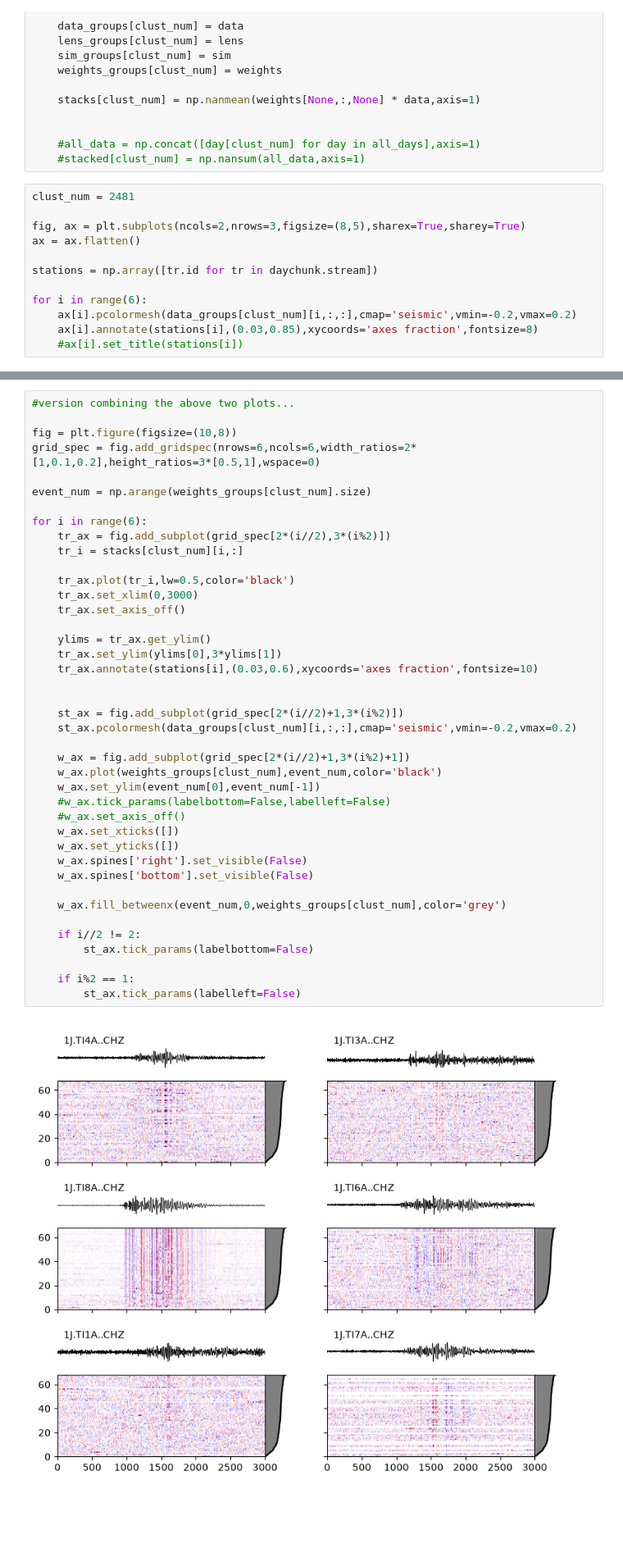
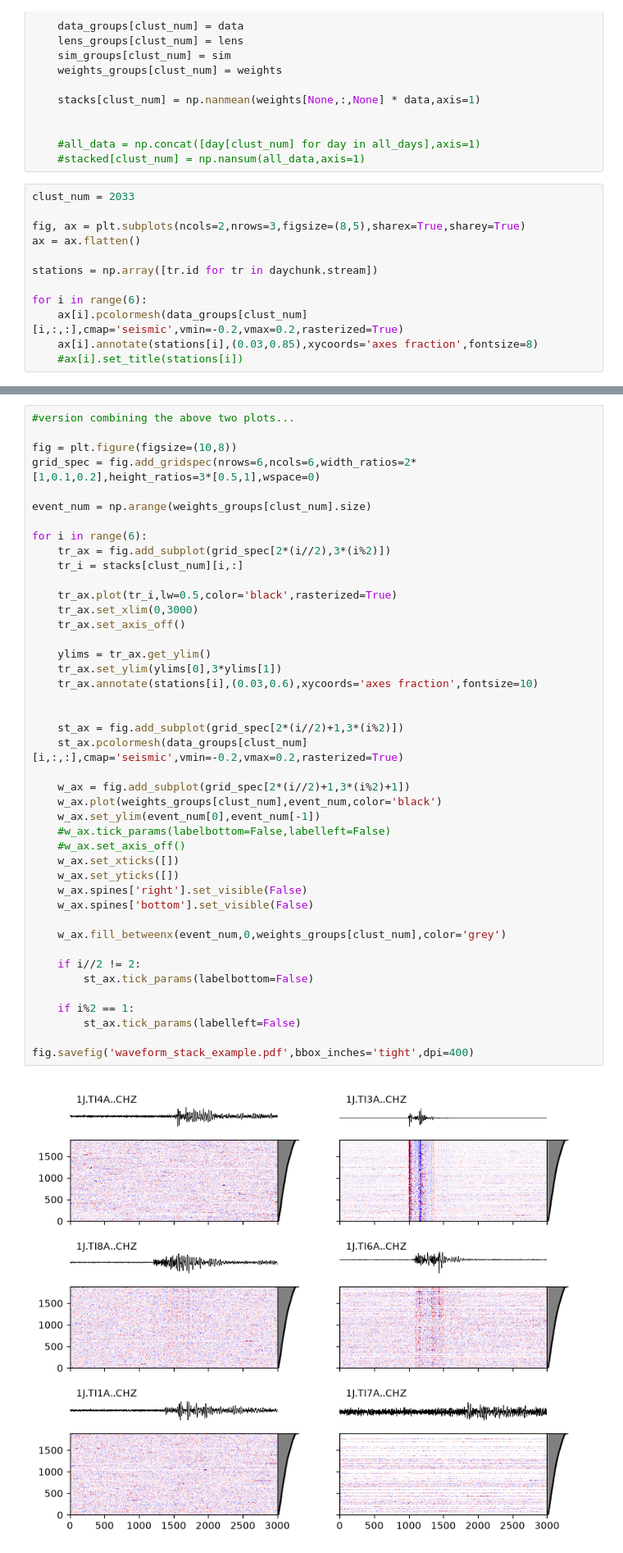
Before and after one commit to JMagyar15/totten-analysis, a Jupyter notebook: waveform_stacking.ipynb, the cells around one changed output, grey strips where cells are left out. Shown at 82% size. Cells and saved outputs as stored; diff of their text form; blank space fills up the shorter version.

```diff
--- a/waveform_stacking.ipynb
+++ b/waveform_stacking.ipynb
@@ -193,7 +193,7 @@ for clust_num in group_cats.keys():
     #all_data = np.concat([day[clust_num] for day in all_days],axis=1)
     #stacked[clust_num] = np.nansum(all_data,axis=1)
 # %%
-clust_num = 2481
+clust_num = 2033
 
 fig, ax = plt.subplots(ncols=2,nrows=3,figsize=(8,5),sharex=True,sharey=True)
 ax = ax.flatten()
@@ -201,7 +201,7 @@ ax = ax.flatten()
 stations = np.array([tr.id for tr in daychunk.stream])
 
 for i in range(6):
-    ax[i].pcolormesh(data_groups[clust_num][i,:,:],cmap='seismic',vmin=-0.2,vmax=0.2)
+    ax[i].pcolormesh(data_groups[clust_num][i,:,:],cmap='seismic',vmin=-0.2,vmax=0.2,rasterized=True)
     ax[i].annotate(stations[i],(0.03,0.85),xycoords='axes fraction',fontsize=8)
     #ax[i].set_title(stations[i])
 # %% [output]
@@ -230,37 +229,39 @@ for i in range(6):
     tr_ax = fig.add_subplot(grid_spec[2*(i//2),3*(i%2)])
     tr_i = stacks[clust_num][i,:]
 
-    tr_ax.plot(tr_i,lw=0.5,color='black')
+    tr_ax.plot(tr_i,lw=0.5,color='black',rasterized=True)
     tr_ax.set_xlim(0,3000)
     tr_ax.set_axis_off()
 
     ylims = tr_ax.get_ylim()
     tr_ax.set_ylim(ylims[0],3*ylims[1])
     tr_ax.annotate(stations[i],(0.03,0.6),xycoords='axes fraction',fontsize=10)
 
 
     st_ax = fig.add_subplot(grid_spec[2*(i//2)+1,3*(i%2)])
-    st_ax.pcolormesh(data_groups[clust_num][i,:,:],cmap='seismic',vmin=-0.2,vmax=0.2)
+    st_ax.pcolormesh(data_groups[clust_num][i,:,:],cmap='seismic',vmin=-0.2,vmax=0.2,rasterized=True)
 
     w_ax = fig.add_subplot(grid_spec[2*(i//2)+1,3*(i%2)+1])
     w_ax.plot(weights_groups[clust_num],event_num,color='black')
     w_ax.set_ylim(event_num[0],event_num[-1])
     #w_ax.tick_params(labelbottom=False,labelleft=False)
     #w_ax.set_axis_off()
     w_ax.set_xticks([])
     w_ax.set_yticks([])
     w_ax.spines['right'].set_visible(False)
     w_ax.spines['bottom'].set_visible(False)
 
     w_ax.fill_betweenx(event_num,0,weights_groups[clust_num],color='grey')
 
     if i//2 != 2:
         st_ax.tick_params(labelbottom=False)
 
     if i%2 == 1:
         st_ax.tick_params(labelleft=False)
+
+fig.savefig('waveform_stack_example.pdf',bbox_inches='tight',dpi=400)
 # %% [output]
-[figure, old version]
+[figure, new version]
 # %%
 temp_cat = do.EventCatalogue(t1,t2,c_path,templates=True)
 groups = temp_cat.group_split()
```
Also changed, not shown: parts of 12 cells of this notebook, 6 other files.
